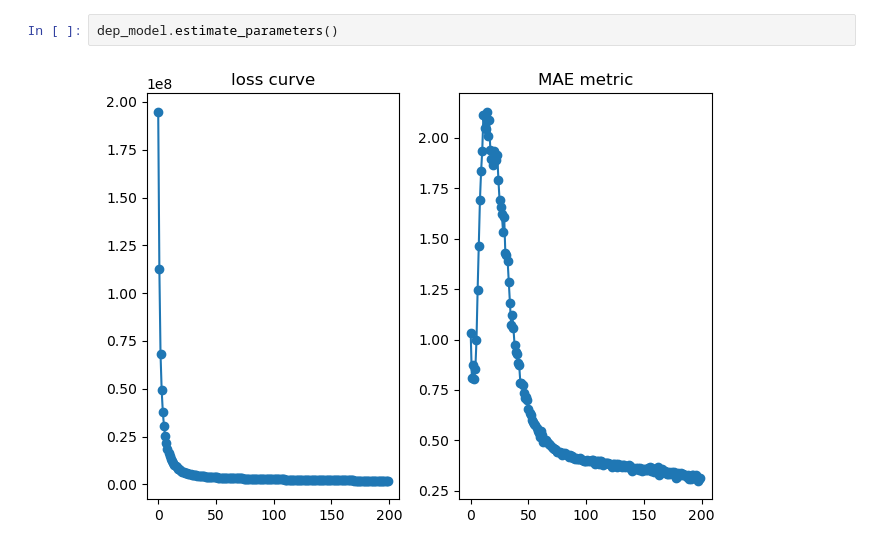
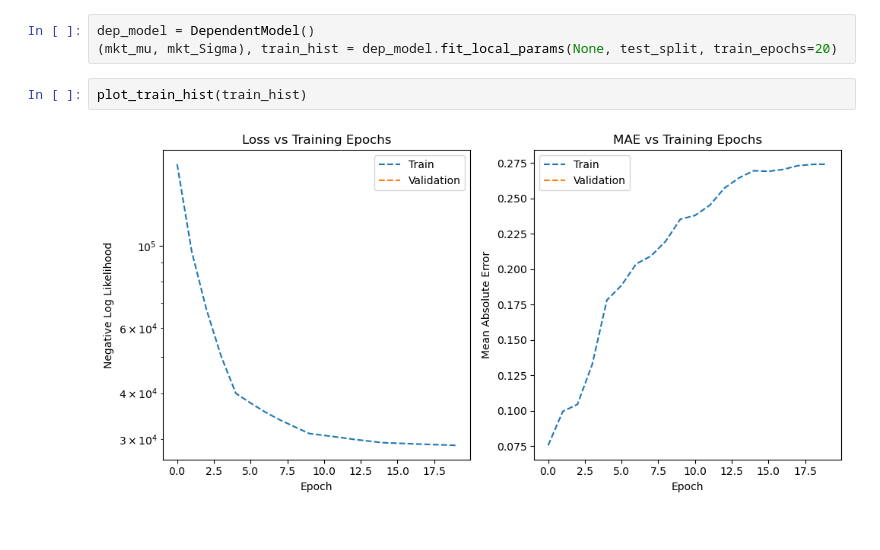
Before and after one commit to Krishna-Saxena/market-modeling, a Jupyter notebook: examples/dep_model.ipynb, the cells around one changed output. Drawn from its saved outputs; the diff is of its cells as text.

```diff
--- a/examples/dep_model.ipynb
+++ b/examples/dep_model.ipynb
@@ -63,5 +30,8 @@ market.display_market()
 # %%
-dep_model.estimate_parameters()
+dep_model = DependentModel()
+(mkt_mu, mkt_Sigma), train_hist = dep_model.fit_local_params(None, test_split, train_epochs=20)
-# %% [output]
-[figure, removed]
+# %%
+plot_train_hist(train_hist)
+# %% [output]
+[figure, added]
 # %%
```
Also changed, not shown: parts of 14 cells of this notebook, 25 other files.
